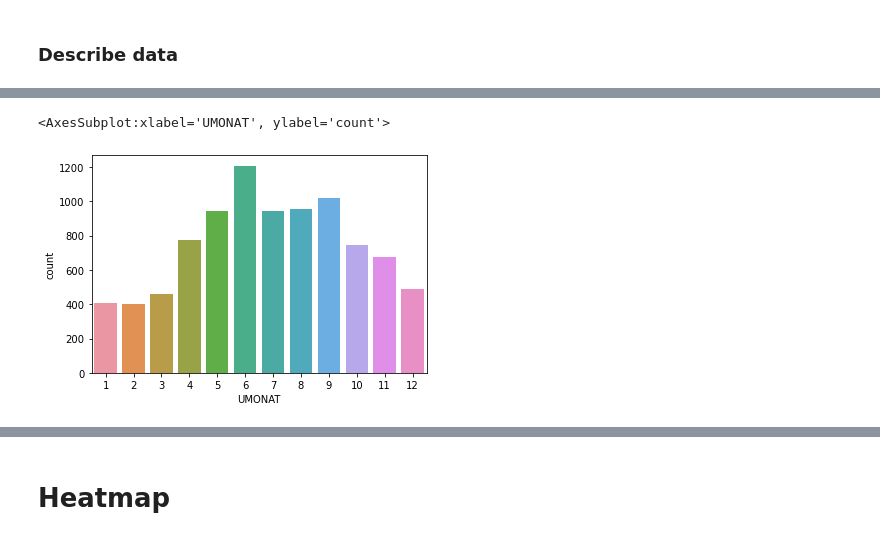
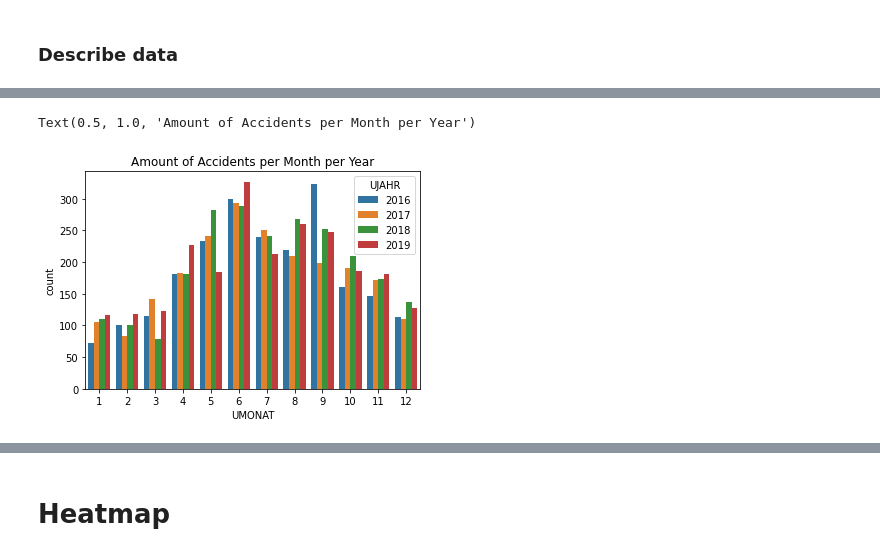
Before and after one commit to NicSch1992/TechLabsHH, a Jupyter notebook: Abgabe.ipynb, the cells around one changed output, grey strips where cells are left out. Drawn from its saved outputs; the diff is of its cells as text; code cells hidden in the pictures.

```diff
--- a/Abgabe.ipynb
+++ b/Abgabe.ipynb
@@ -199,5 +197,5 @@ df.loc[df["UREGBEZ"]==2, "UREGBEZ"] = "Altona"
 df.loc[df['UREGBEZ']==3, "UREGBEZ"] = "Eimsbüttel"
 df.loc[df['UREGBEZ']==4, "UREGBEZ"] = "HH-Nord"
 df.loc[df['UREGBEZ']==5, "UREGBEZ"] = "Wandsbek"
-df.loc[df['UREGBEZ']==6, "UREGBEZ"] = "Bergdorf"
+df.loc[df['UREGBEZ']==6, "UREGBEZ"] = "Bergedorf"
 df.loc[df['UREGBEZ']==7, "UREGBEZ"] = "Harburg"
@@ -241,5 +240,7 @@ sns.countplot(x="UMONAT", hue="UJAHR", data=df)
-# %%
-sns.countplot(data=df, x="UMONAT")
-# %% [output]
-<AxesSubplot:xlabel='UMONAT', ylabel='count'>
-[figure, removed]
+# %%
+# Getting an overview of the amounts of bike accidents per months per year (2016-2019)
+sns.countplot(x="UMONAT", hue="UJAHR", data=df)
+plt.title('Amount of Accidents per Month per Year')
+# %% [output]
+Text(0.5, 1.0, 'Amount of Accidents per Month per Year')
+[figure, added]
```
Also changed, not shown: parts of 28 cells of this notebook.
